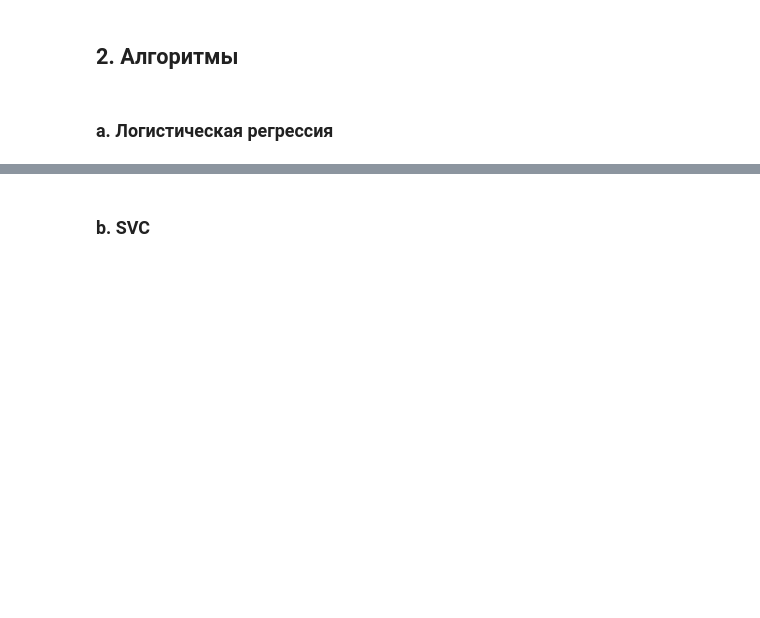
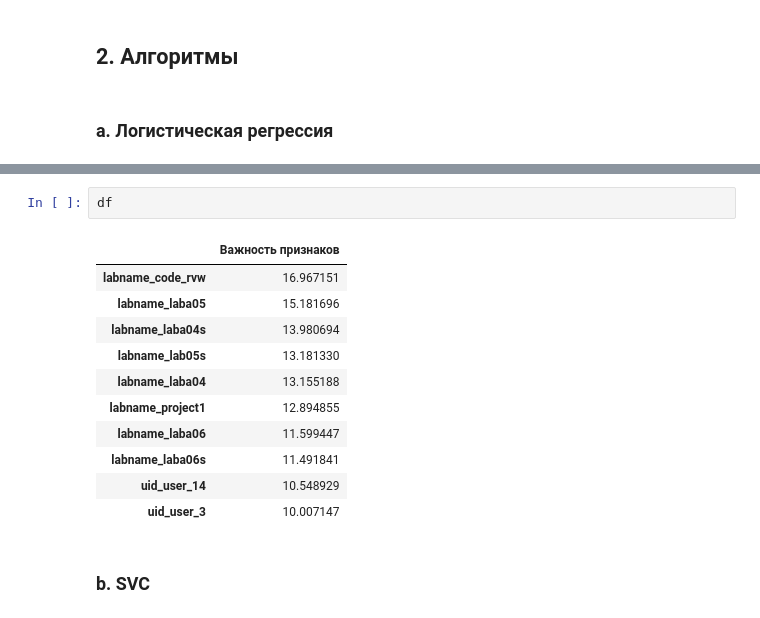
Before and after one commit to RunForJoy/ml-fundamentals-classification-regression-clustering, a Jupyter notebook: src/ex02/02_multiclass_one-hot_RU.ipynb, the cells around one changed output, grey strips where cells are left out. Cells and saved outputs as stored; diff of their text form; blank space fills up the shorter version.

```diff
--- a/src/ex02/02_multiclass_one-hot_RU.ipynb
+++ b/src/ex02/02_multiclass_one-hot_RU.ipynb
@@ -124,3 +214,17 @@ print(naive_accuracy)
+# %%
+df
+# %% [output]
+|  | Важность признаков |
+| labname_code_rvw | 16.967151 |
+| labname_laba05 | 15.181696 |
+| labname_laba04s | 13.980694 |
+| labname_lab05s | 13.181330 |
+| labname_laba04 | 13.155188 |
+| labname_project1 | 12.894855 |
+| labname_laba06 | 11.599447 |
+| labname_laba06s | 11.491841 |
+| uid_user_14 | 10.548929 |
+| uid_user_3 | 10.007147 |
 # %% [markdown]
 ### b. SVC
 # %% [markdown]
```
Also changed, not shown: parts of 21 cells of this notebook, 1 other file.
